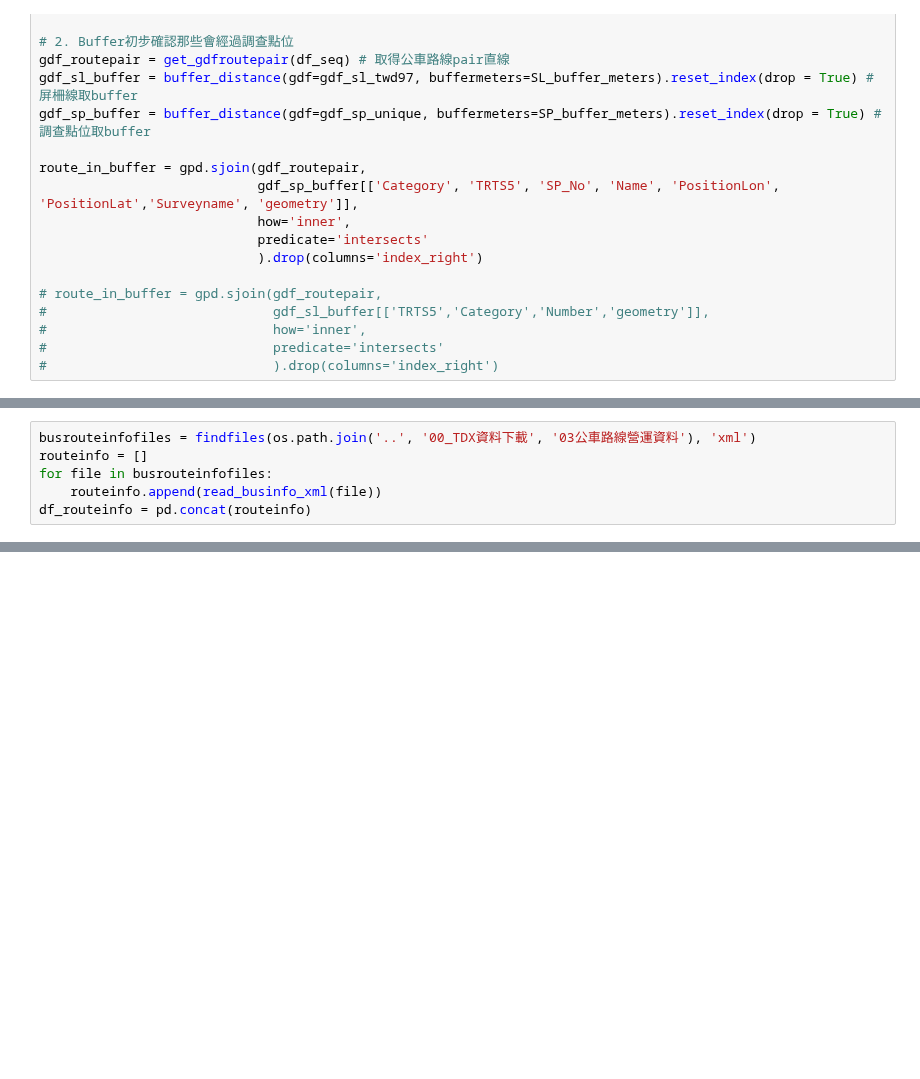
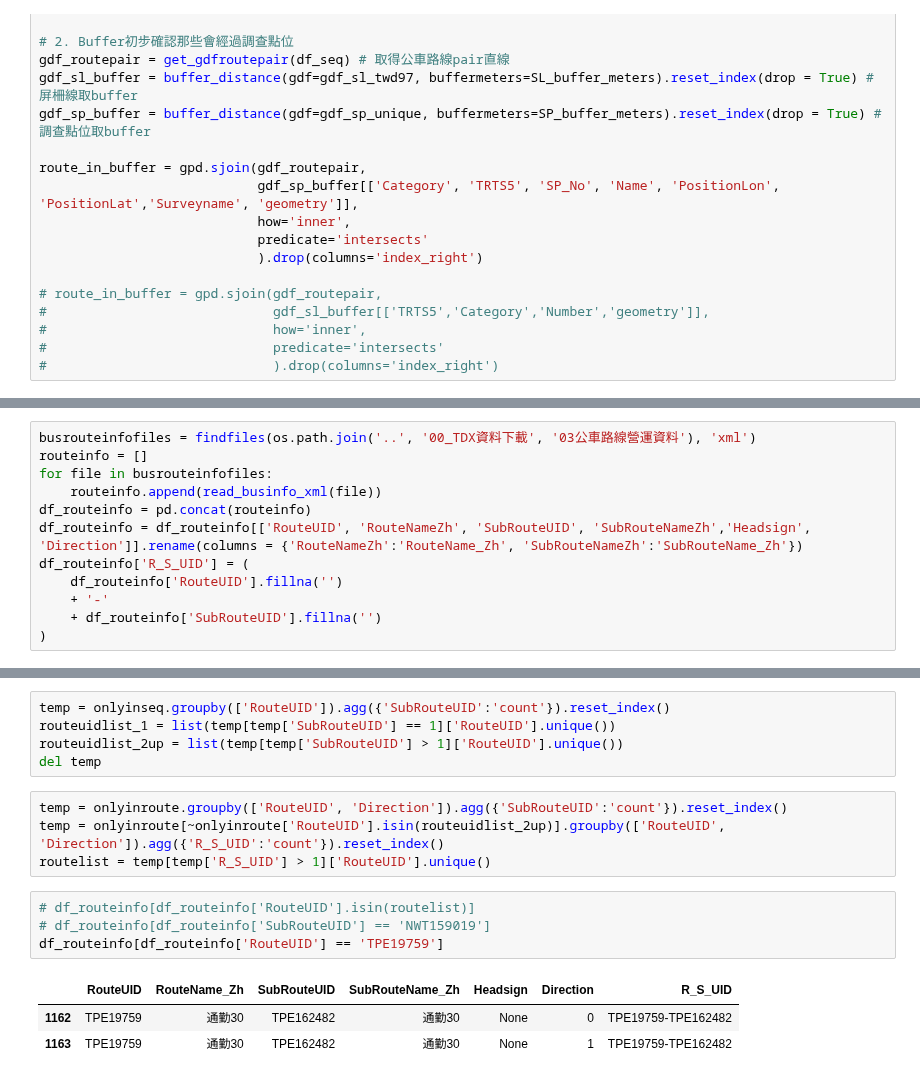
Before and after one commit to KaiChiehKJ/THI-6800-BusTicket, a Jupyter notebook: 04_SelectSegment.ipynb, the cells around one changed output, grey strips where cells are left out. Drawn from its saved outputs; the diff is of its cells as text; blank space fills up the shorter version.

```diff
--- a/04_SelectSegment.ipynb
+++ b/04_SelectSegment.ipynb
@@ -290,3 +278,9 @@ routeinfo = []
 for file in busrouteinfofiles:
     routeinfo.append(read_businfo_xml(file))
 df_routeinfo = pd.concat(routeinfo)
+df_routeinfo = df_routeinfo[['RouteUID', 'RouteNameZh', 'SubRouteUID', 'SubRouteNameZh','Headsign',  'Direction']].rename(columns = {'RouteNameZh':'RouteName_Zh', 'SubRouteNameZh':'SubRouteName_Zh'})
+df_routeinfo['R_S_UID'] = (
+    df_routeinfo['RouteUID'].fillna('')
+    + '-'
+    + df_routeinfo['SubRouteUID'].fillna('')
+)
@@ -341,0 +360,17 @@ Index(['RouteUID', 'RouteID', 'HasSubRoutes', 'AuthorityID', 'ProviderID',
+# %%
+temp = onlyinseq.groupby(['RouteUID']).agg({'SubRouteUID':'count'}).reset_index()
+routeuidlist_1 = list(temp[temp['SubRouteUID'] == 1]['RouteUID'].unique())
+routeuidlist_2up = list(temp[temp['SubRouteUID'] > 1]['RouteUID'].unique())
+del temp
+# %%
+temp = onlyinroute.groupby(['RouteUID', 'Direction']).agg({'SubRouteUID':'count'}).reset_index()
+temp = onlyinroute[~onlyinroute['RouteUID'].isin(routeuidlist_2up)].groupby(['RouteUID', 'Direction']).agg({'R_S_UID':'count'}).reset_index()
+routelist = temp[temp['R_S_UID'] > 1]['RouteUID'].unique()
+# %%
+# df_routeinfo[df_routeinfo['RouteUID'].isin(routelist)]
+# df_routeinfo[df_routeinfo['SubRouteUID'] == 'NWT159019']
+df_routeinfo[df_routeinfo['RouteUID'] == 'TPE19759']
+# %% [output]
+|  | RouteUID | RouteName_Zh | SubRouteUID | SubRouteName_Zh | Headsign | Direction | R_S_UID |
+| 1162 | TPE19759 | 通勤30 | TPE162482 | 通勤30 | None | 0 | TPE19759-TPE162482 |
+| 1163 | TPE19759 | 通勤30 | TPE162482 | 通勤30 | None | 1 | TPE19759-TPE162482 |
```
Also changed, not shown: parts of 12 cells of this notebook.
